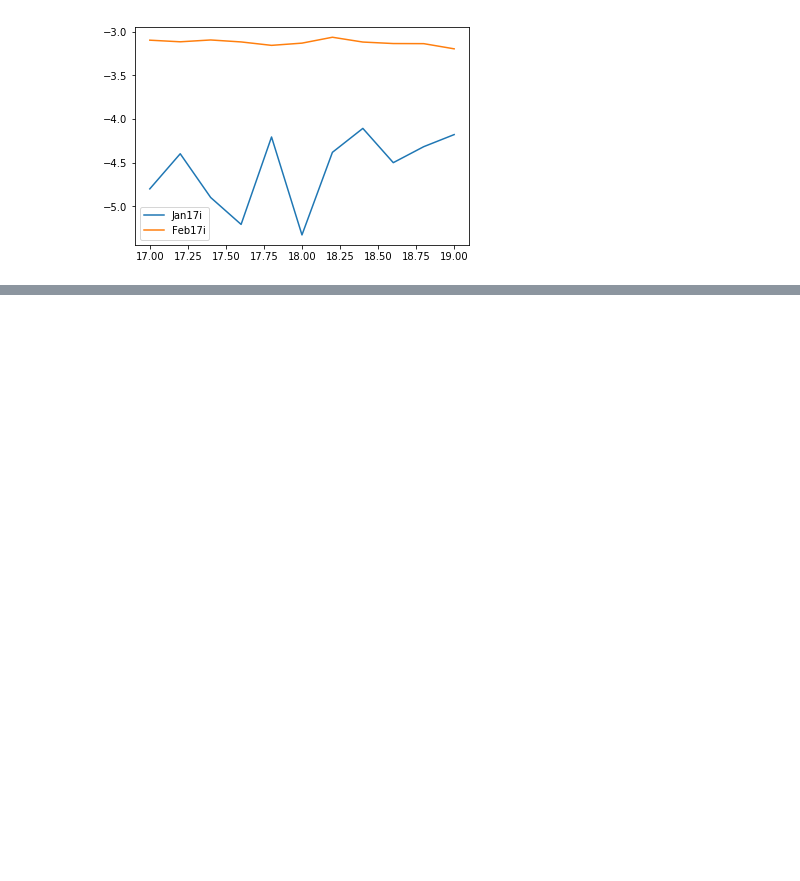
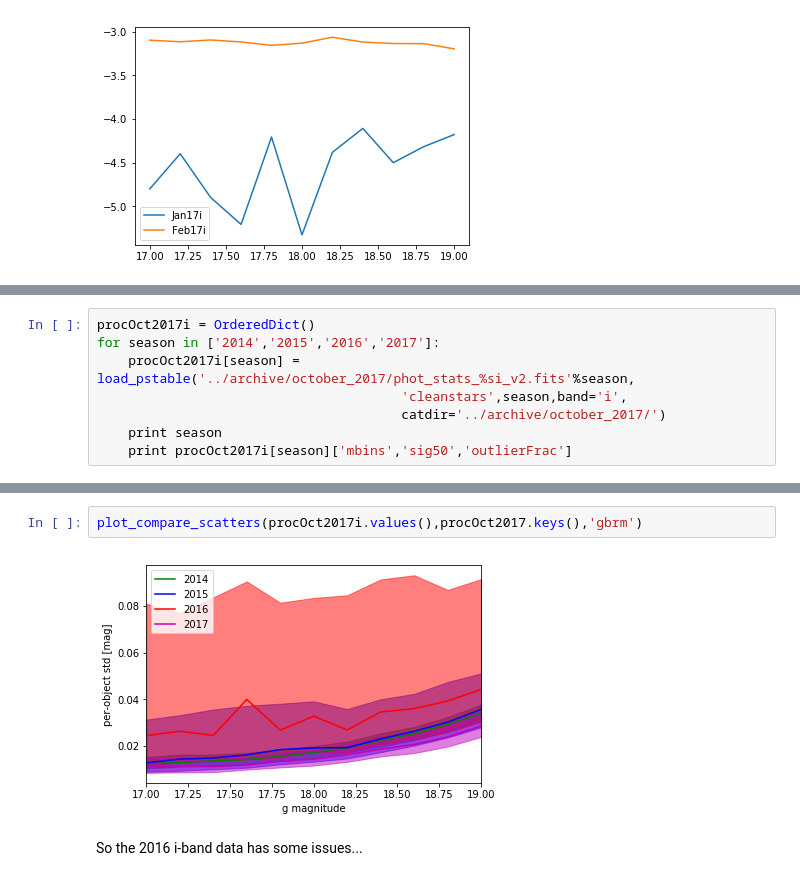
Before and after one commit to imcgreer/idmrm, a Jupyter notebook: notebooks/BokPhotAnalysis.ipynb, the cells around one changed output, grey strips where cells are left out. Saved outputs shown, nothing was run; the diff lists cells and outputs as text; blank space fills up the shorter version.

```diff
--- a/notebooks/BokPhotAnalysis.ipynb
+++ b/notebooks/BokPhotAnalysis.ipynb
@@ -211,0 +261,8 @@ plot_compare_scatters([ps2014g,ps2015g,ps2016g],['2014','2015','2016'],'gbr')
+# %%
+procOct2017i = OrderedDict()
+for season in ['2014','2015','2016','2017']:
+    procOct2017i[season] = load_pstable('../archive/october_2017/phot_stats_%si_v2.fits'%season,
+                                       'cleanstars',season,band='i',
+                                       catdir='../archive/october_2017/')
+    print season
+    print procOct2017i[season]['mbins','sig50','outlierFrac']
@@ -211,0 +287,6 @@ plot_compare_scatters([ps2014g,ps2015g,ps2016g],['2014','2015','2016'],'gbr')
+# %%
+plot_compare_scatters(procOct2017i.values(),procOct2017.keys(),'gbrm')
+# %% [output]
+[figure, added]
+# %% [markdown]
+So the 2016 i-band data has some issues...
```
Also changed, not shown: parts of 27 cells of this notebook, 1 other file.
